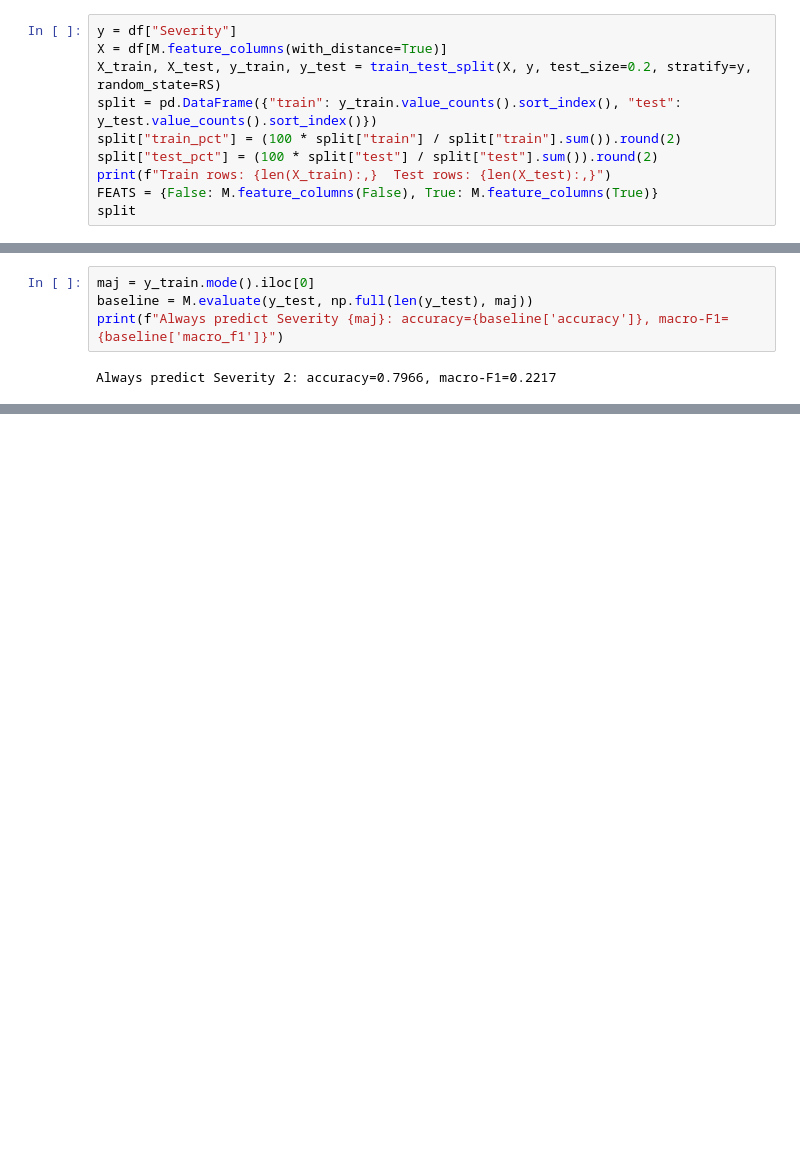
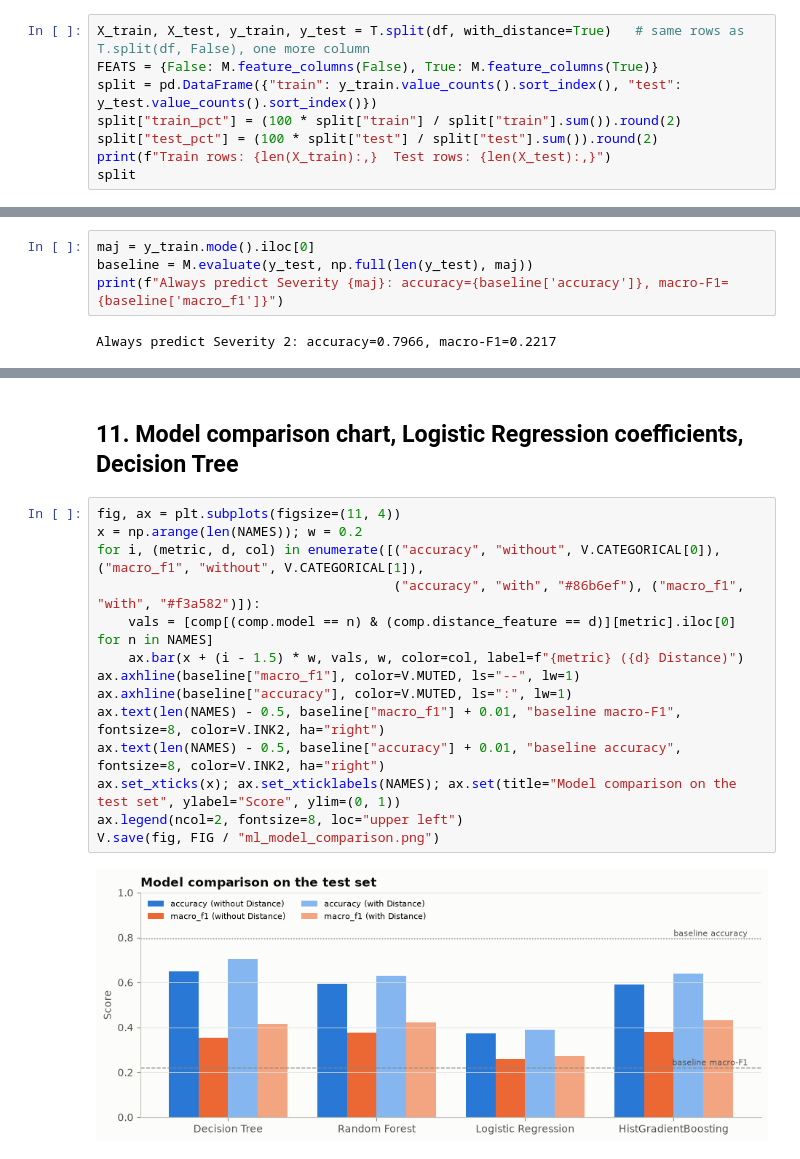
Before and after one commit to Abin-Shaji-Thomas/Smart-Traffic-Accident-Analysis-and-Severity-Prediction, a Jupyter notebook: notebooks/04_machine_learning.ipynb, the cells around one changed output, grey strips where cells are left out. Saved outputs shown, nothing was run; the diff lists cells and outputs as text; blank space fills up the shorter version.

```diff
--- a/notebooks/04_machine_learning.ipynb
+++ b/notebooks/04_machine_learning.ipynb
@@ -47,13 +50,11 @@ scikit-learn 1.9.1
 | 12 road-feature flags + RoadFeatureCount | `Source`: data-provider artefact; `ID`; free text (`Description` dropped in Module 1) |
 # %%
-y = df["Severity"]
-X = df[M.feature_columns(with_distance=True)]
-X_train, X_test, y_train, y_test = train_test_split(X, y, test_size=0.2, stratify=y, random_state=RS)
+X_train, X_test, y_train, y_test = T.split(df, with_distance=True)   # same rows as T.split(df, False), one more column
+FEATS = {False: M.feature_columns(False), True: M.feature_columns(True)}
 split = pd.DataFrame({"train": y_train.value_counts().sort_index(), "test": y_test.value_counts().sort_index()})
 split["train_pct"] = (100 * split["train"] / split["train"].sum()).round(2)
 split["test_pct"] = (100 * split["test"] / split["test"].sum()).round(2)
 print(f"Train rows: {len(X_train):,}  Test rows: {len(X_test):,}")
-FEATS = {False: M.feature_columns(False), True: M.feature_columns(True)}
 split
 # %% [output]
 Train rows: 319,664  Test rows: 79,917
@@ -365,0 +296,18 @@ for v in summary.values(): print("-", v)
+# %% [markdown]
+## 11. Model comparison chart, Logistic Regression coefficients, Decision Tree
+# %%
+fig, ax = plt.subplots(figsize=(11, 4))
+x = np.arange(len(NAMES)); w = 0.2
+for i, (metric, d, col) in enumerate([("accuracy", "without", V.CATEGORICAL[0]), ("macro_f1", "without", V.CATEGORICAL[1]),
+                                      ("accuracy", "with", "#86b6ef"), ("macro_f1", "with", "#f3a582")]):
+    vals = [comp[(comp.model == n) & (comp.distance_feature == d)][metric].iloc[0] for n in NAMES]
+    ax.bar(x + (i - 1.5) * w, vals, w, color=col, label=f"{metric} ({d} Distance)")
+ax.axhline(baseline["macro_f1"], color=V.MUTED, ls="--", lw=1)
+ax.axhline(baseline["accuracy"], color=V.MUTED, ls=":", lw=1)
+ax.text(len(NAMES) - 0.5, baseline["macro_f1"] + 0.01, "baseline macro-F1", fontsize=8, color=V.INK2, ha="right")
+ax.text(len(NAMES) - 0.5, baseline["accuracy"] + 0.01, "baseline accuracy", fontsize=8, color=V.INK2, ha="right")
+ax.set_xticks(x); ax.set_xticklabels(NAMES); ax.set(title="Model comparison on the test set", ylabel="Score", ylim=(0, 1))
+ax.legend(ncol=2, fontsize=8, loc="upper left")
+V.save(fig, FIG / "ml_model_comparison.png")
+# %% [output]
+[figure, added]
```
Also changed, not shown: parts of 47 cells of this notebook, 32 other files.
